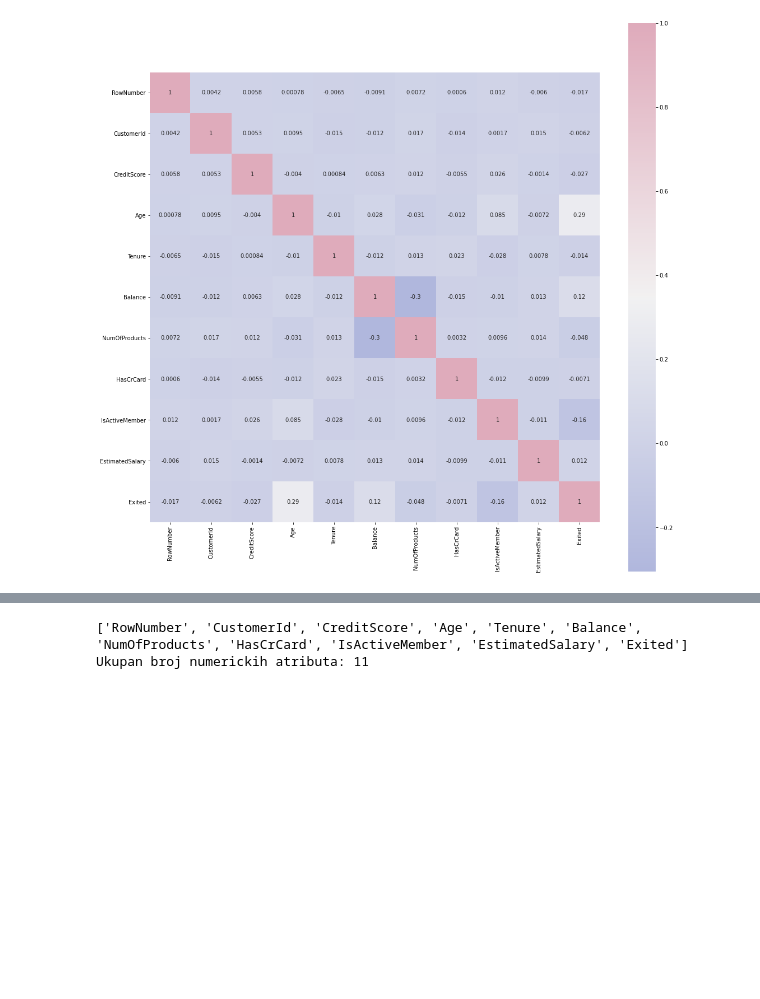
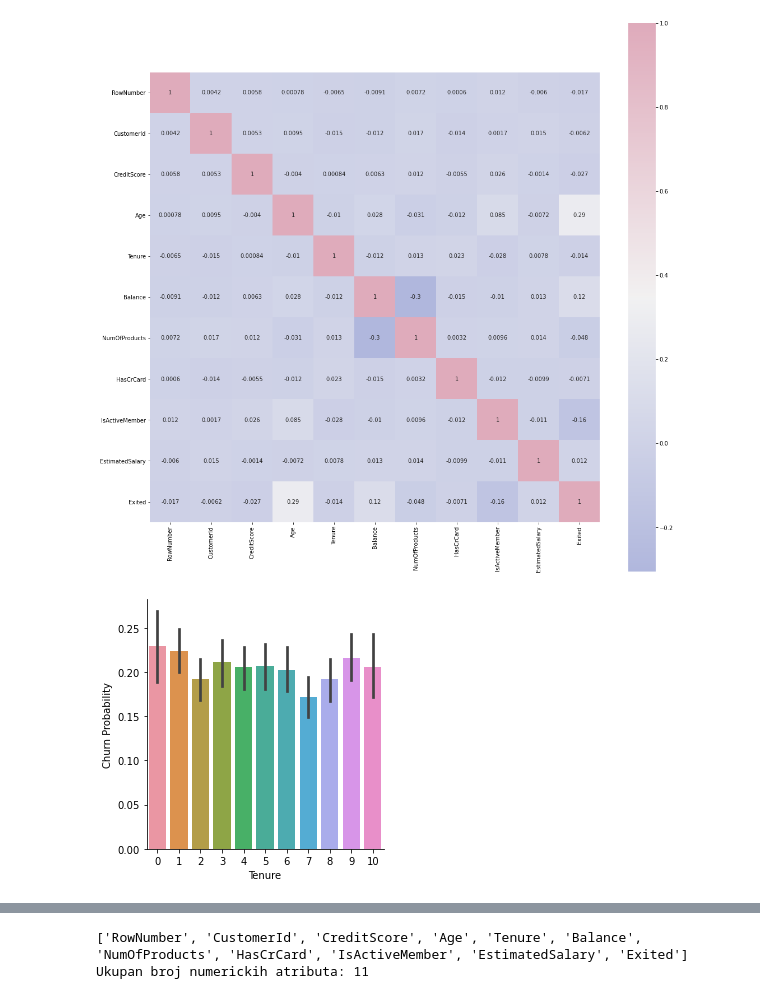
Before and after one commit to StefanMladenov/MU, a Jupyter notebook: 3.DomaciBank.ipynb, the cells around one changed output, grey strips where cells are left out. Saved outputs shown, nothing was run; the diff lists cells and outputs as text; code cells hidden in the pictures; blank space fills up the shorter version.

```diff
--- a/3.DomaciBank.ipynb
+++ b/3.DomaciBank.ipynb
@@ -59,3 +59,10 @@ sns.heatmap(corrmat,cmap= cmap,annot=True, square=True)
 # %% [output]
 <AxesSubplot:>
 [figure]
+# %%
+#broj godina u banci kao korisnik
+g= sns.catplot(x = "Tenure", y = "Exited", data = dataset, kind = "bar", height = 4)
+g.set_ylabels("Churn Probability")
+plt.show()
+# %% [output]
+[figure, added]
```
Also changed, not shown: parts of 30 cells of this notebook, 3 other files.
